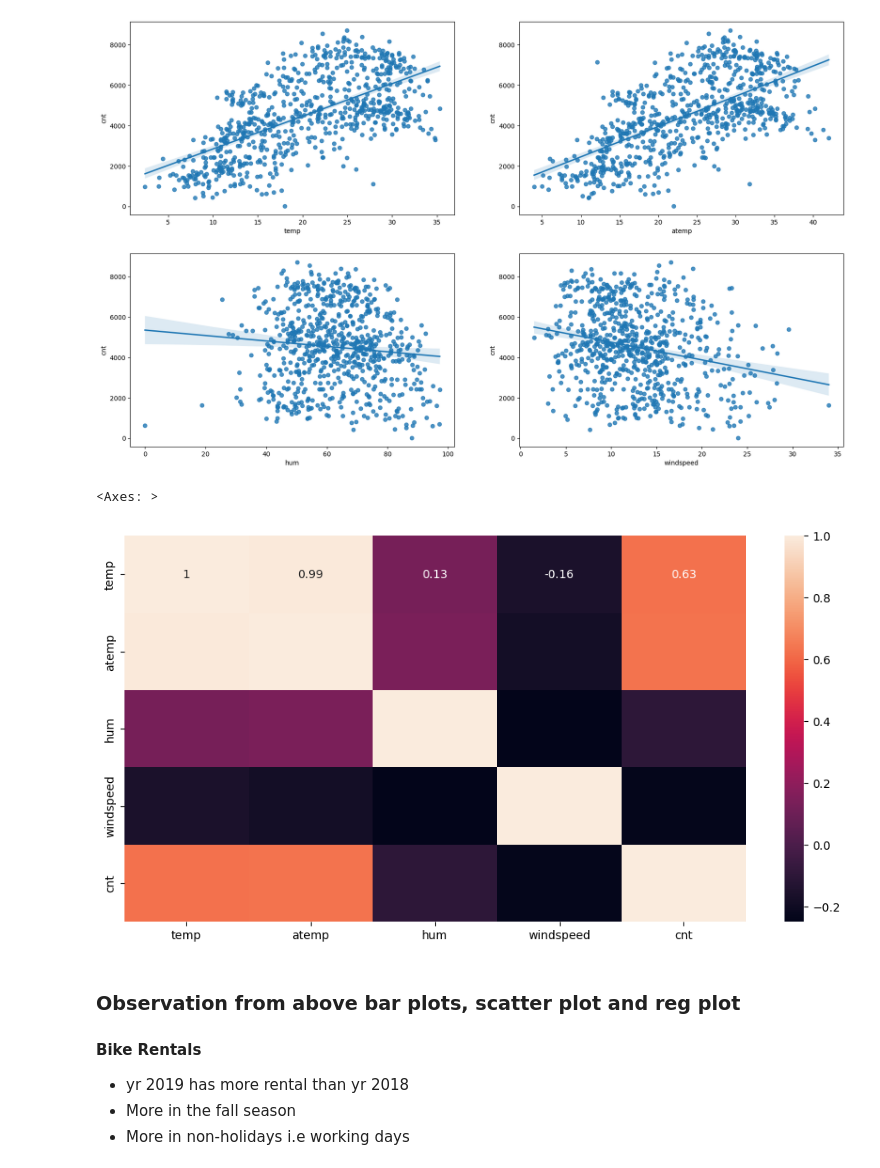
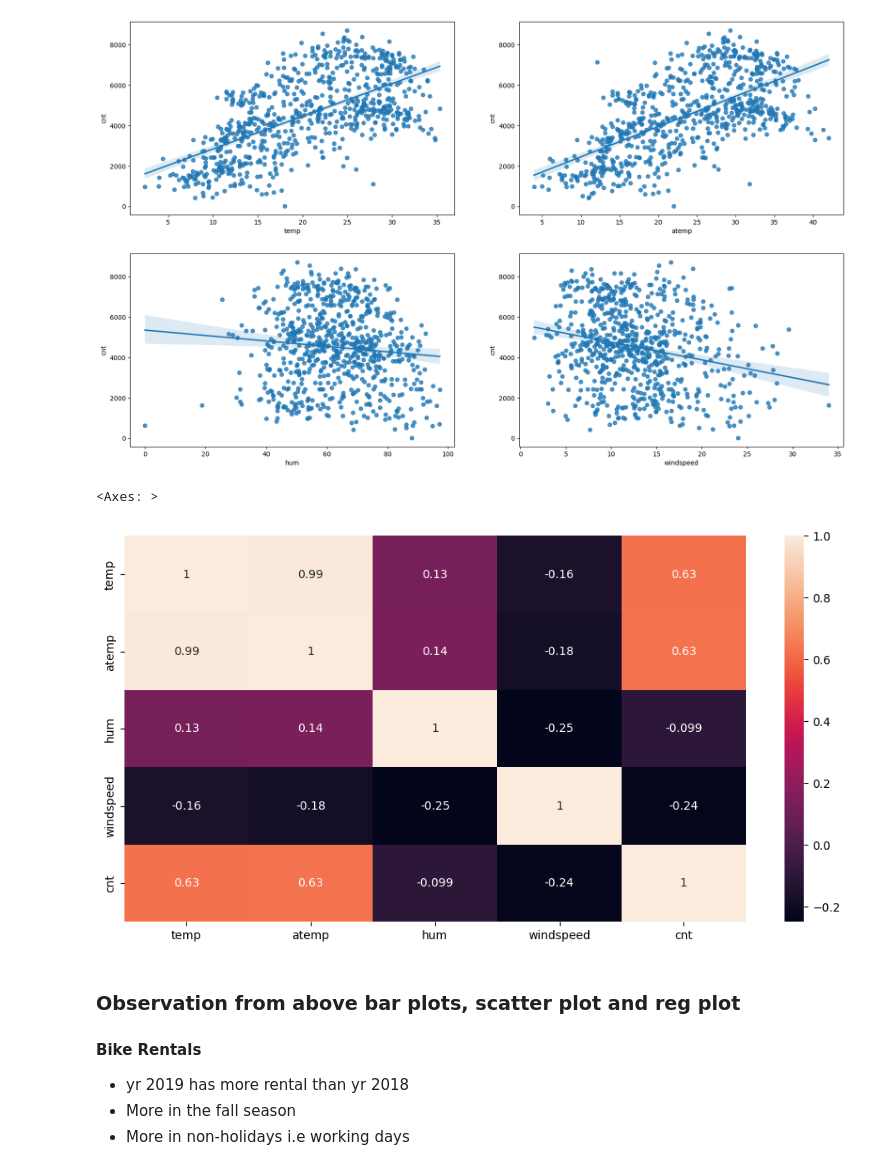
Before and after one commit to Jithendrian/LinearRegressionAssignment, a Jupyter notebook: BikeSharingAssignment_Jithendrian.ipynb, the cells around one changed output. Drawn from its saved outputs; the diff is of its cells as text; code cells hidden in the pictures.

```diff
--- a/BikeSharingAssignment_Jithendrian.ipynb
+++ b/BikeSharingAssignment_Jithendrian.ipynb
@@ -428,11 +422,11 @@ for i in range(len(numeric_col)):
 # %%
 plt.figure(figsize=(12, 6))
 num_columns_df = bike[numeric_columns]
 
-sns.heatmap(num_columns_df.corr())
+sns.heatmap(num_columns_df.corr(), annot = True)
 # %% [output]
 <Axes: >
-[figure, old version]
+[figure, new version]
 # %% [markdown]
 ###  Observation from above bar plots, scatter plot and reg plot
 #### Bike Rentals
```
Also changed, not shown: parts of 8 cells of this notebook.
